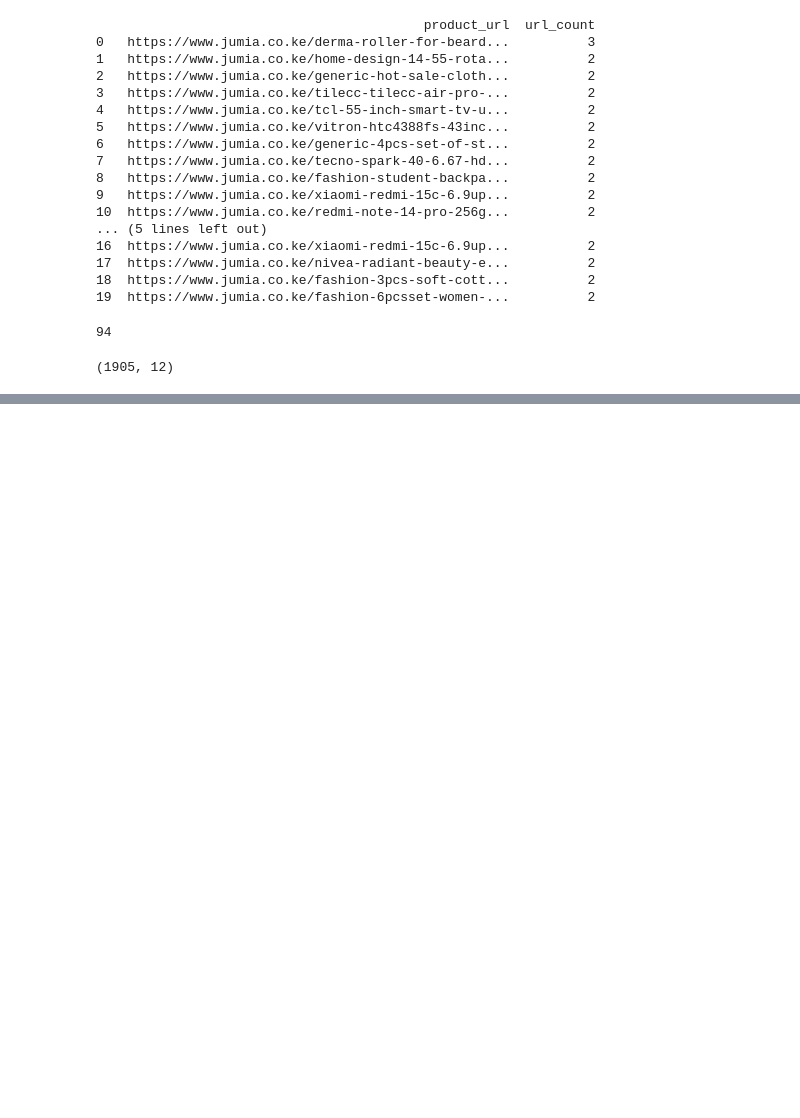
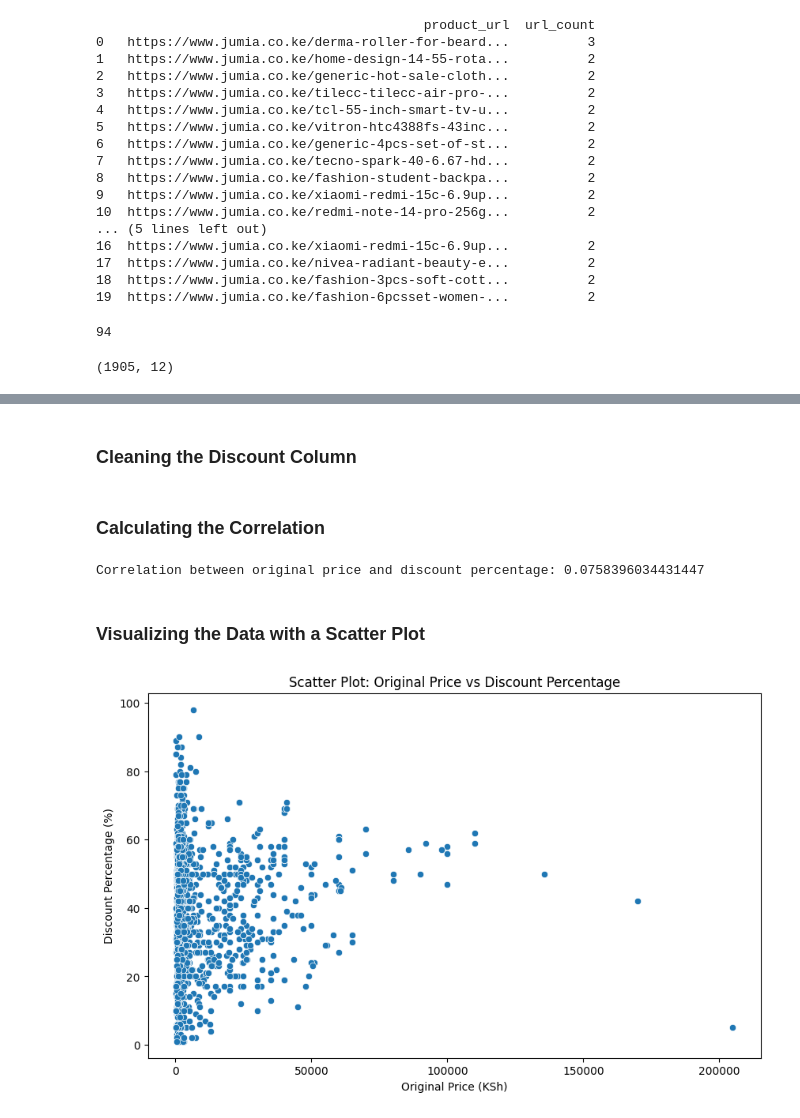
Before and after one commit to RWKarimi/E-commerce-pricing-tool, a Jupyter notebook: E_commerce_project.ipynb, the cells around one changed output, grey strips where cells are left out. Drawn from its saved outputs; the diff is of its cells as text; code cells hidden in the pictures; blank space fills up the shorter version.

Commit message:
feature/discount strategy analysis Discounts depend on category and rating, not price or ratings.

```diff
--- a/E_commerce_project.ipynb
+++ b/E_commerce_project.ipynb
@@ -238,0 +245,45 @@ data.head()
+# %%
+# Function to handle price ranges by calculating the average price
+def handle_price_range(price):
+    if isinstance(price, str) and '-' in price:
+        # Split the range and calculate the average
+        low, high = price.split(' - ')
+        low = pd.to_numeric(low.replace('KSh', '').replace(',', '').strip(), errors='coerce')
+        high = pd.to_numeric(high.replace('KSh', '').replace(',', '').strip(), errors='coerce')
+        return (low + high) / 2
+    return price
+
+# Clean 'current_price' and 'original_price' columns
+df['current_price_numeric'] = df['current_price'].apply(clean_price)
+df['original_price_numeric'] = df['original_price'].apply(clean_price)
+
+# Apply the function to handle price ranges
+df['current_price_numeric'] = df['current_price_numeric'].apply(handle_price_range)
+df['original_price_numeric'] = df['original_price_numeric'].apply(handle_price_range)
+# %% [markdown]
+### Cleaning the Discount Column
+# %%
+# Clean 'discount' column to ensure it's numeric
+df['discount_percentage'] = df['discount'].replace({'%': '', ',': ''}, regex=True).astype(float)
+# %% [markdown]
+### Calculating the Correlation
+# %%
+# Calculate the correlation between original price and discount percentage
+correlation = df['original_price_numeric'].corr(df['discount_percentage'])
+
+# Display the correlation result
+print(f"Correlation between original price and discount percentage: {correlation}")
+# %% [output]
+Correlation between original price and discount percentage: 0.0758396034431447
+# %% [markdown]
+### Visualizing the Data with a Scatter Plot
+# %%
+# Scatter plot to visualize the relationship between original price and discount percentage
+plt.figure(figsize=(10, 6))
+sns.scatterplot(x='original_price_numeric', y='discount_percentage', data=df)
+plt.title("Scatter Plot: Original Price vs Discount Percentage")
+plt.xlabel("Original Price (KSh)")
+plt.ylabel("Discount Percentage (%)")
+plt.show()
+# %% [output]
+[figure, added]
```
Also changed, not shown: parts of 14 cells of this notebook.
